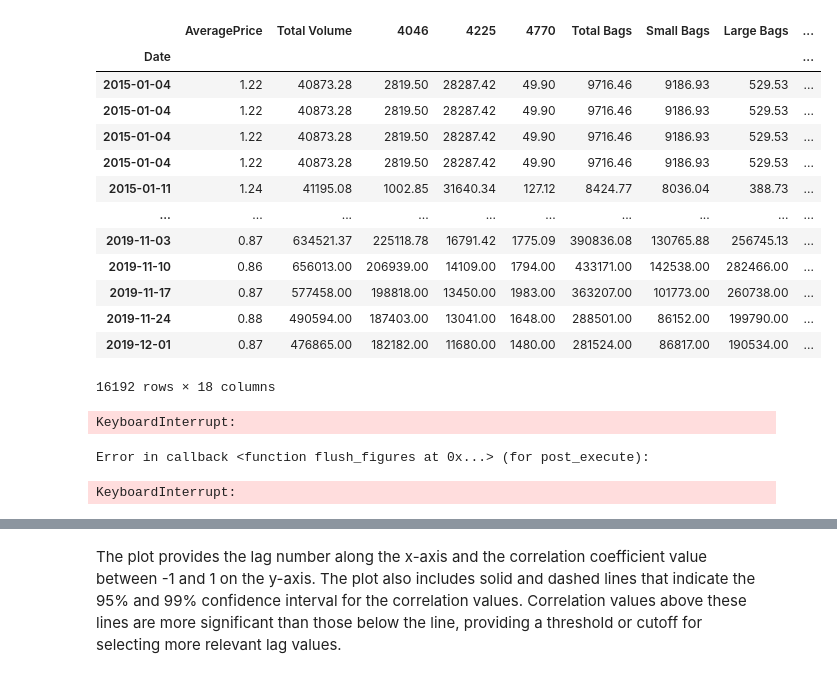
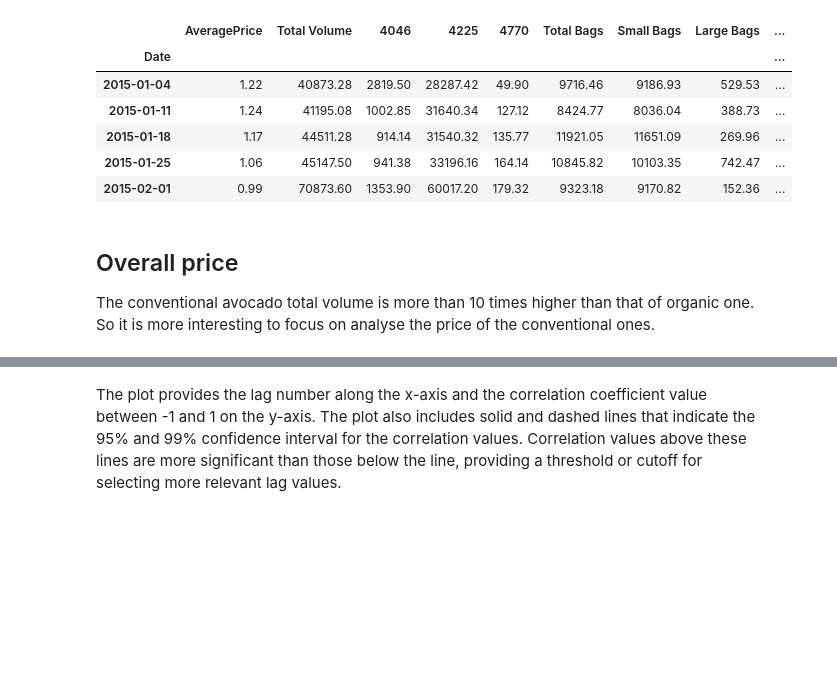
Before and after one commit to jingliu8876133/AvocadoData, a Jupyter notebook: DesignThinkingAndPredictiveAnalysisAssignementPart2.ipynb, the cells around one changed output, grey strips where cells are left out. Drawn from its saved outputs; the diff is of its cells as text; code cells hidden in the pictures; blank space fills up the shorter version.

```diff
--- a/DesignThinkingAndPredictiveAnalysisAssignementPart2.ipynb
+++ b/DesignThinkingAndPredictiveAnalysisAssignementPart2.ipynb
@@ -56,7 +46,7 @@ import json
 %matplotlib inline
 # %%
 import pandas as pd
-url = 'https://raw.githubusercontent.com/jingliu8876133/AvocadoData/master/AfterCleansingFeatureCreation_AvocadoPriceUSA20152019.csv'
+url = 'https://raw.githubusercontent.com/jingliu8876133/AvocadoData/DesignThinkingCourse/AfterCleansingFeatureCreation_AvocadoPriceUSA20152019.csv'
 df = pd.read_csv(url,index_col=0)
 df.head(10)
 # %% [output]
@@ -74,3 +64,0 @@ df.head(10)
-# %%
-df=df.set_index('Date')
-df.head()
@@ -93,5 +64,0 @@ array(['Albany', 'Atlanta', 'BaltimoreWashington', 'Boise', 'Boston',
-# %%
-#Take a conventional avocado time series of a Region
-df=df[(df.Region=='Atlanta') & (df.type=='conventional')].AveragePrice
-df.head()
-df.plot()
@@ -136,26 +105,17 @@ organic_groupByDate.head()
 # %%
-conventional
+conventional.head()
 # %% [output]
 |  | AveragePrice | Total Volume | 4046 | 4225 | 4770 | Total Bags | Small Bags | Large Bags | ... |
 | Date |  |  |  |  |  |  |  |  | ... |
 | 2015-01-04 | 1.22 | 40873.28 | 2819.50 | 28287.42 | 49.90 | 9716.46 | 9186.93 | 529.53 | ... |
-| 2015-01-04 | 1.22 | 40873.28 | 2819.50 | 28287.42 | 49.90 | 9716.46 | 9186.93 | 529.53 | ... |
-| 2015-01-04 | 1.22 | 40873.28 | 2819.50 | 28287.42 | 49.90 | 9716.46 | 9186.93 | 529.53 | ... |
-| 2015-01-04 | 1.22 | 40873.28 | 2819.50 | 28287.42 | 49.90 | 9716.46 | 9186.93 | 529.53 | ... |
 | 2015-01-11 | 1.24 | 41195.08 | 1002.85 | 31640.34 | 127.12 | 8424.77 | 8036.04 | 388.73 | ... |
-| ... | ... | ... | ... | ... | ... | ... | ... | ... | ... |
-| 2019-11-03 | 0.87 | 634521.37 | 225118.78 | 16791.42 | 1775.09 | 390836.08 | 130765.88 | 256745.13 | ... |
-| 2019-11-10 | 0.86 | 656013.00 | 206939.00 | 14109.00 | 1794.00 | 433171.00 | 142538.00 | 282466.00 | ... |
-| 2019-11-17 | 0.87 | 577458.00 | 198818.00 | 13450.00 | 1983.00 | 363207.00 | 101773.00 | 260738.00 | ... |
-| 2019-11-24 | 0.88 | 490594.00 | 187403.00 | 13041.00 | 1648.00 | 288501.00 | 86152.00 | 199790.00 | ... |
-| 2019-12-01 | 0.87 | 476865.00 | 182182.00 | 11680.00 | 1480.00 | 281524.00 | 86817.00 | 190534.00 | ... |
+| 2015-01-18 | 1.17 | 44511.28 | 914.14 | 31540.32 | 135.77 | 11921.05 | 11651.09 | 269.96 | ... |
+| 2015-01-25 | 1.06 | 45147.50 | 941.38 | 33196.16 | 164.14 | 10845.82 | 10103.35 | 742.47 | ... |
+| 2015-02-01 | 0.99 | 70873.60 | 1353.90 | 60017.20 | 179.32 | 9323.18 | 9170.82 | 152.36 | ... |
-16192 rows × 18 columns
-# %%
-sns.lineplot(data = conventional, x= conventional.index, y='AveragePrice', hue='Region', palette = 'Greens')
-# %% [output]
-KeyboardInterrupt:
-Error in callback <function flush_figures at 0x...> (for post_execute):
-KeyboardInterrupt:
+# %% [markdown]
+## Overall price
+The conventional avocado total volume is more than 10 times higher than that of organic one.
+So it is more interesting to focus on analyse the price of the conventional ones.
 # %%
 from plotly.subplots import make_subplots
 import plotly.graph_objects as go
```
Also changed, not shown: parts of 234 cells of this notebook, 2 other files.
